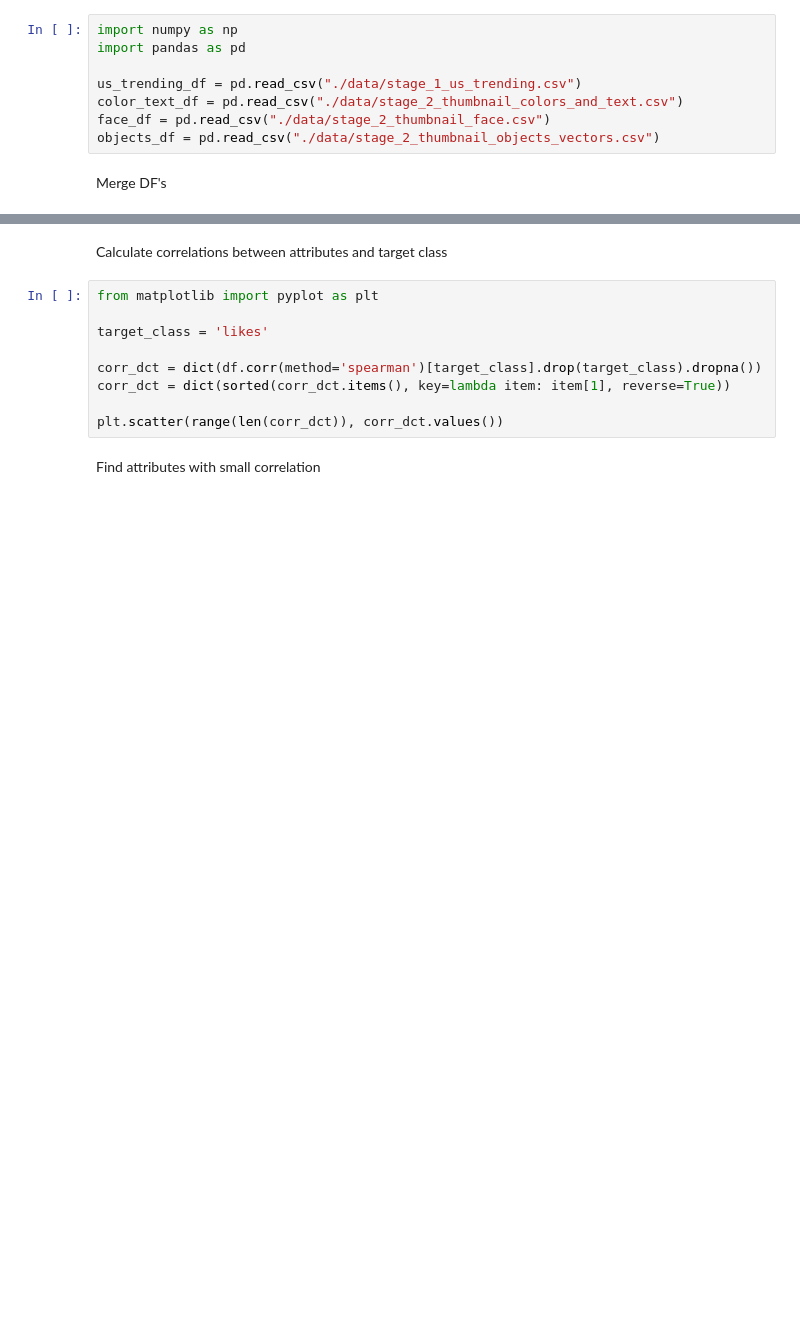
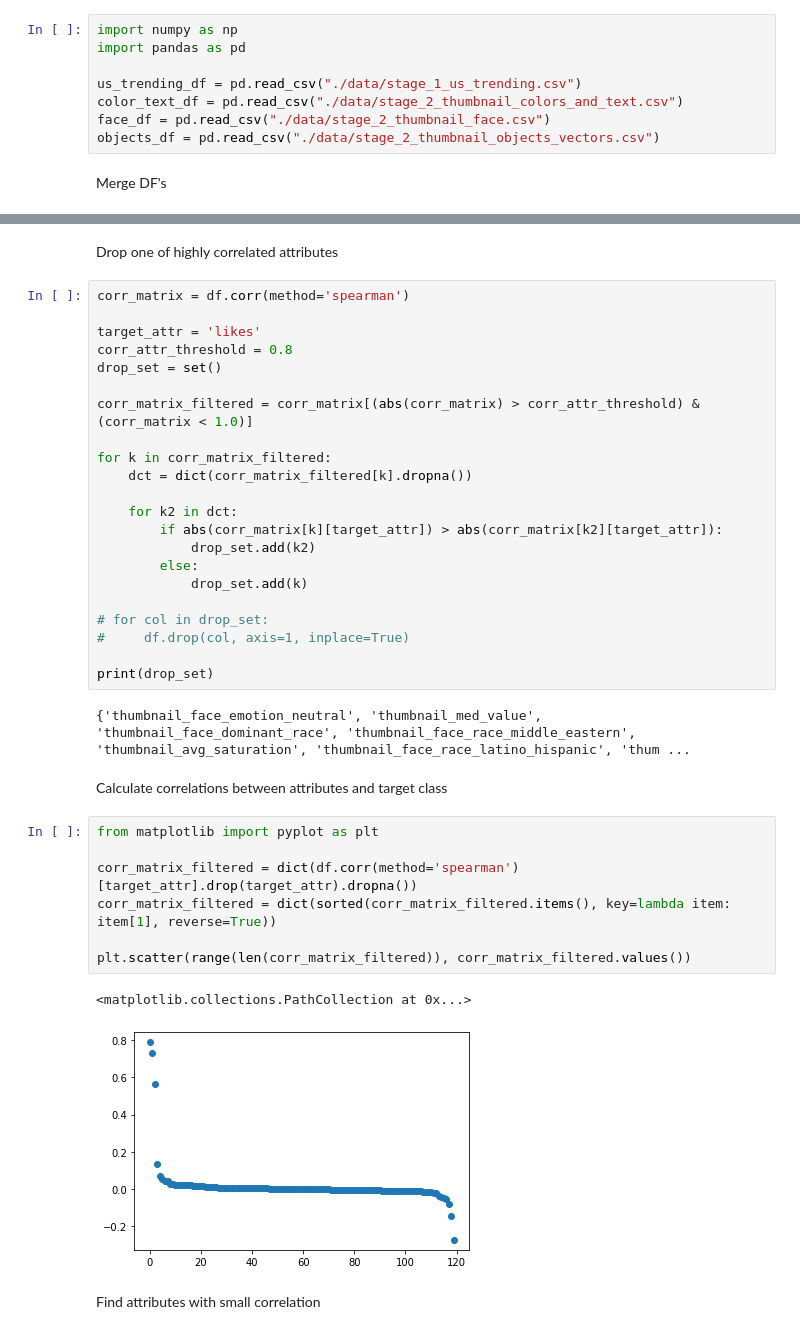
Before and after one commit to PUT-II/Data-Exploration-Project, a Jupyter notebook: notebooks/stage_3_feature_importance.ipynb, the cells around one changed output, grey strips where cells are left out. Drawn from its saved outputs; the diff is of its cells as text; blank space fills up the shorter version.

Commit message:
added attributes correlation filtering

```diff
--- a/notebooks/stage_3_feature_importance.ipynb
+++ b/notebooks/stage_3_feature_importance.ipynb
@@ -16,14 +24,41 @@ df.head()
+# %% [markdown]
+Drop one of highly correlated attributes
+# %%
+corr_matrix = df.corr(method='spearman')
+
+target_attr = 'likes'
+corr_attr_threshold = 0.8
+drop_set = set()
+
+corr_matrix_filtered = corr_matrix[(abs(corr_matrix) > corr_attr_threshold) & (corr_matrix < 1.0)]
+
+for k in corr_matrix_filtered:
+    dct = dict(corr_matrix_filtered[k].dropna())
+
+    for k2 in dct:
+        if abs(corr_matrix[k][target_attr]) > abs(corr_matrix[k2][target_attr]):
+            drop_set.add(k2)
+        else:
+            drop_set.add(k)
+
+# for col in drop_set:
+#     df.drop(col, axis=1, inplace=True)
+
+print(drop_set)
+# %% [output]
+{'thumbnail_face_emotion_neutral', 'thumbnail_med_value', 'thumbnail_face_dominant_race', 'thumbnail_face_race_middle_eastern', 'thumbnail_avg_saturation', 'thumbnail_face_race_latino_hispanic', 'thum ...
 # %% [markdown]
 Calculate correlations between attributes and target class
 # %%
 from matplotlib import pyplot as plt
 
-target_class = 'likes'
+corr_matrix_filtered = dict(df.corr(method='spearman')[target_attr].drop(target_attr).dropna())
+corr_matrix_filtered = dict(sorted(corr_matrix_filtered.items(), key=lambda item: item[1], reverse=True))
 
-corr_dct = dict(df.corr(method='spearman')[target_class].drop(target_class).dropna())
-corr_dct = dict(sorted(corr_dct.items(), key=lambda item: item[1], reverse=True))
-
-plt.scatter(range(len(corr_dct)), corr_dct.values())
+plt.scatter(range(len(corr_matrix_filtered)), corr_matrix_filtered.values())
+# %% [output]
+<matplotlib.collections.PathCollection at 0x...>
+[figure, added]
 # %% [markdown]
 Find attributes with small correlation
 # %%
```
Also changed, not shown: parts of 3 cells of this notebook, 1 other file.
